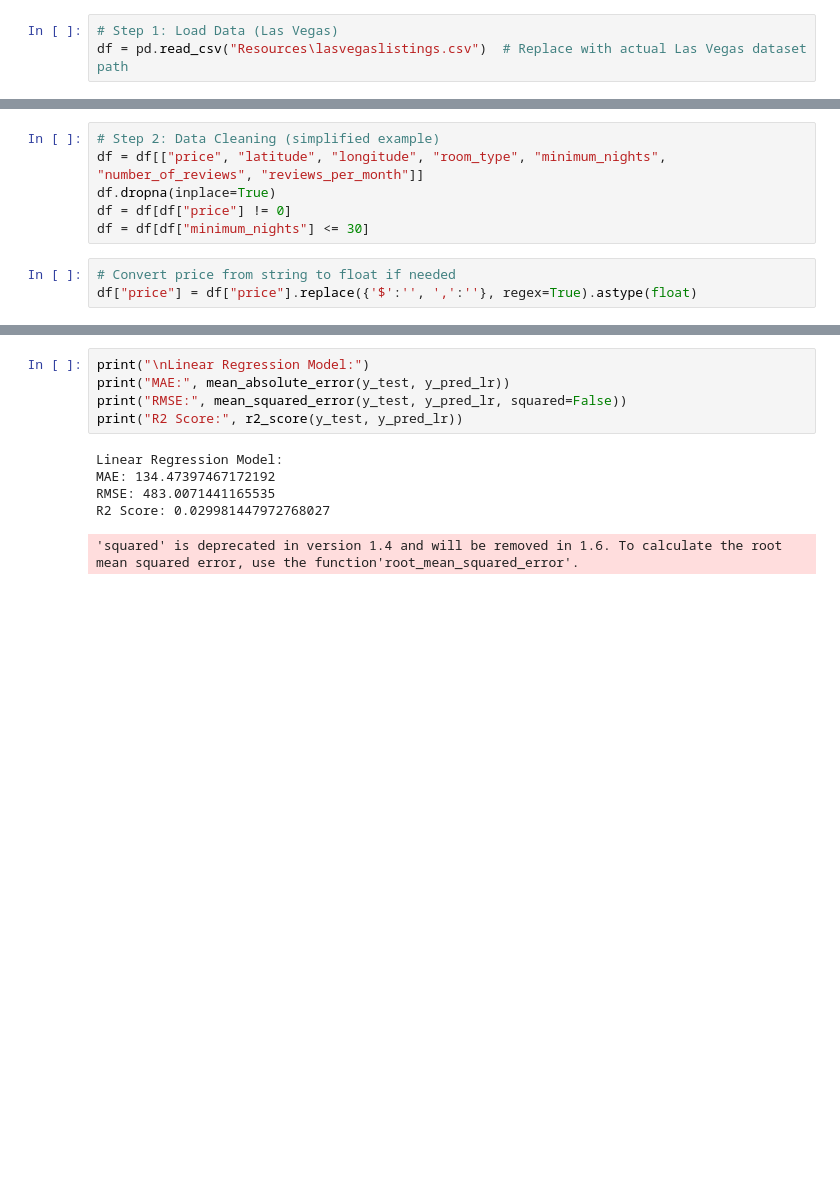
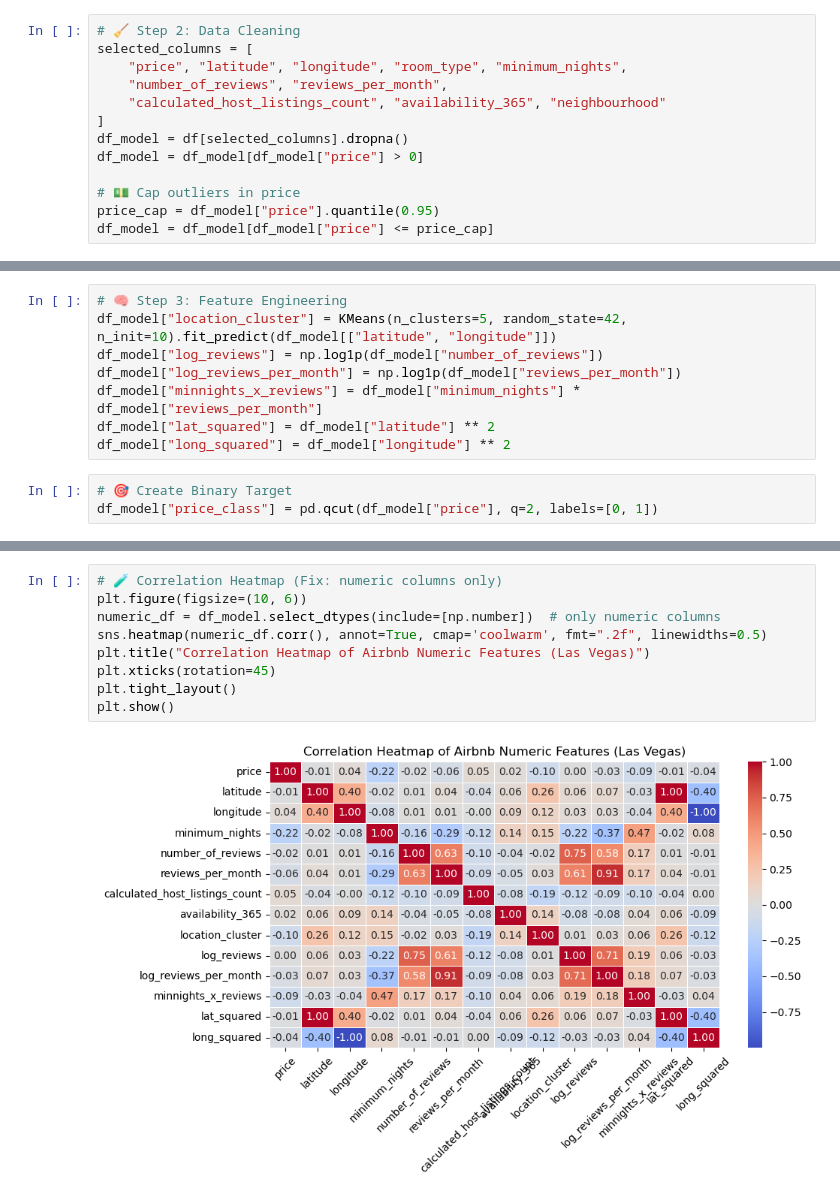
Before and after one commit to k22delafuente/project_4_air_bnb, a Jupyter notebook: Las_vegas-1.ipynb, the cells around one changed output, grey strips where cells are left out. Drawn from its saved outputs; the diff is of its cells as text; blank space fills up the shorter version.

```diff
--- a/Las_vegas-1.ipynb
+++ b/Las_vegas-1.ipynb
@@ -25,3 +22,13 @@ joblib.dump(X.columns.tolist(), "feature_columns.pkl")
 # %%
-# Step 1: Load Data (Las Vegas)
-df = pd.read_csv("Resources\lasvegaslistings.csv")  # Replace with actual Las Vegas dataset path
+# 🧹 Step 2: Data Cleaning
+selected_columns = [
+    "price", "latitude", "longitude", "room_type", "minimum_nights",
+    "number_of_reviews", "reviews_per_month",
+    "calculated_host_listings_count", "availability_365", "neighbourhood"
+]
+df_model = df[selected_columns].dropna()
+df_model = df_model[df_model["price"] > 0]
+
+# 💵 Cap outliers in price
+price_cap = df_model["price"].quantile(0.95)
+df_model = df_model[df_model["price"] <= price_cap]
@@ -36,10 +35,12 @@ invalid escape sequence '\l'
 # %%
-# Step 2: Data Cleaning (simplified example)
-df = df[["price", "latitude", "longitude", "room_type", "minimum_nights", "number_of_reviews", "reviews_per_month"]]
-df.dropna(inplace=True)
-df = df[df["price"] != 0]
-df = df[df["minimum_nights"] <= 30]
+# 🧠 Step 3: Feature Engineering
+df_model["location_cluster"] = KMeans(n_clusters=5, random_state=42, n_init=10).fit_predict(df_model[["latitude", "longitude"]])
+df_model["log_reviews"] = np.log1p(df_model["number_of_reviews"])
+df_model["log_reviews_per_month"] = np.log1p(df_model["reviews_per_month"])
+df_model["minnights_x_reviews"] = df_model["minimum_nights"] * df_model["reviews_per_month"]
+df_model["lat_squared"] = df_model["latitude"] ** 2
+df_model["long_squared"] = df_model["longitude"] ** 2
 # %%
-# Convert price from string to float if needed
-df["price"] = df["price"].replace({'$':'', ',':''}, regex=True).astype(float)
+# 🎯 Create Binary Target
+df_model["price_class"] = pd.qcut(df_model["price"], q=2, labels=[0, 1])
 # %%
@@ -75,12 +145,12 @@ R2 Score: 0.005288665412875204
 # %%
-print("\nLinear Regression Model:")
-print("MAE:", mean_absolute_error(y_test, y_pred_lr))
-print("RMSE:", mean_squared_error(y_test, y_pred_lr, squared=False))
-print("R2 Score:", r2_score(y_test, y_pred_lr))
+# 🧪 Correlation Heatmap (Fix: numeric columns only)
+plt.figure(figsize=(10, 6))
+numeric_df = df_model.select_dtypes(include=[np.number])  # only numeric columns
+sns.heatmap(numeric_df.corr(), annot=True, cmap='coolwarm', fmt=".2f", linewidths=0.5)
+plt.title("Correlation Heatmap of Airbnb Numeric Features (Las Vegas)")
+plt.xticks(rotation=45)
+plt.tight_layout()
+plt.show()
 # %% [output]
-Linear Regression Model:
-MAE: 134.47397467172192
-RMSE: 483.0071441165535
-R2 Score: 0.029981447972768027
-'squared' is deprecated in version 1.4 and will be removed in 1.6. To calculate the root mean squared error, use the function'root_mean_squared_error'.
+[figure, added]
 # %%
```
Also changed, not shown: parts of 15 cells of this notebook.
